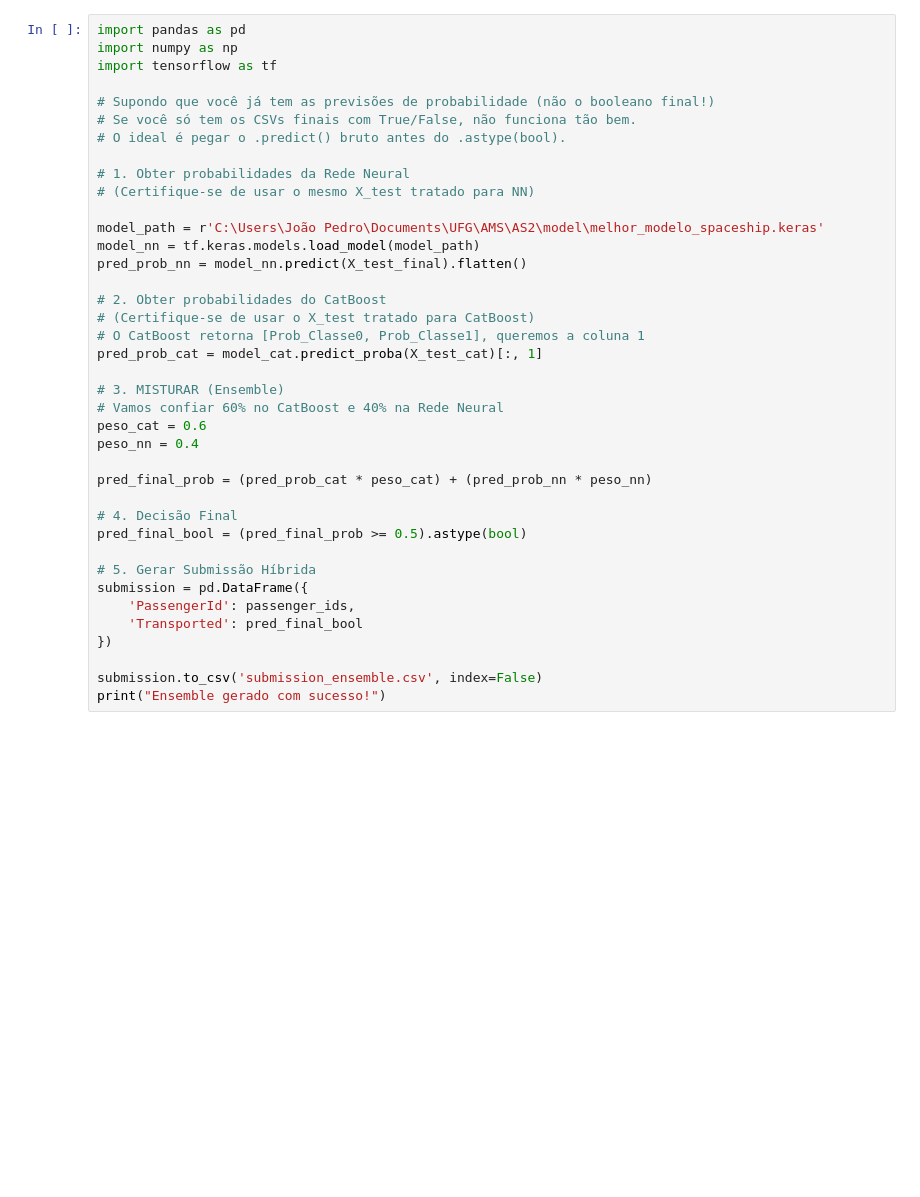
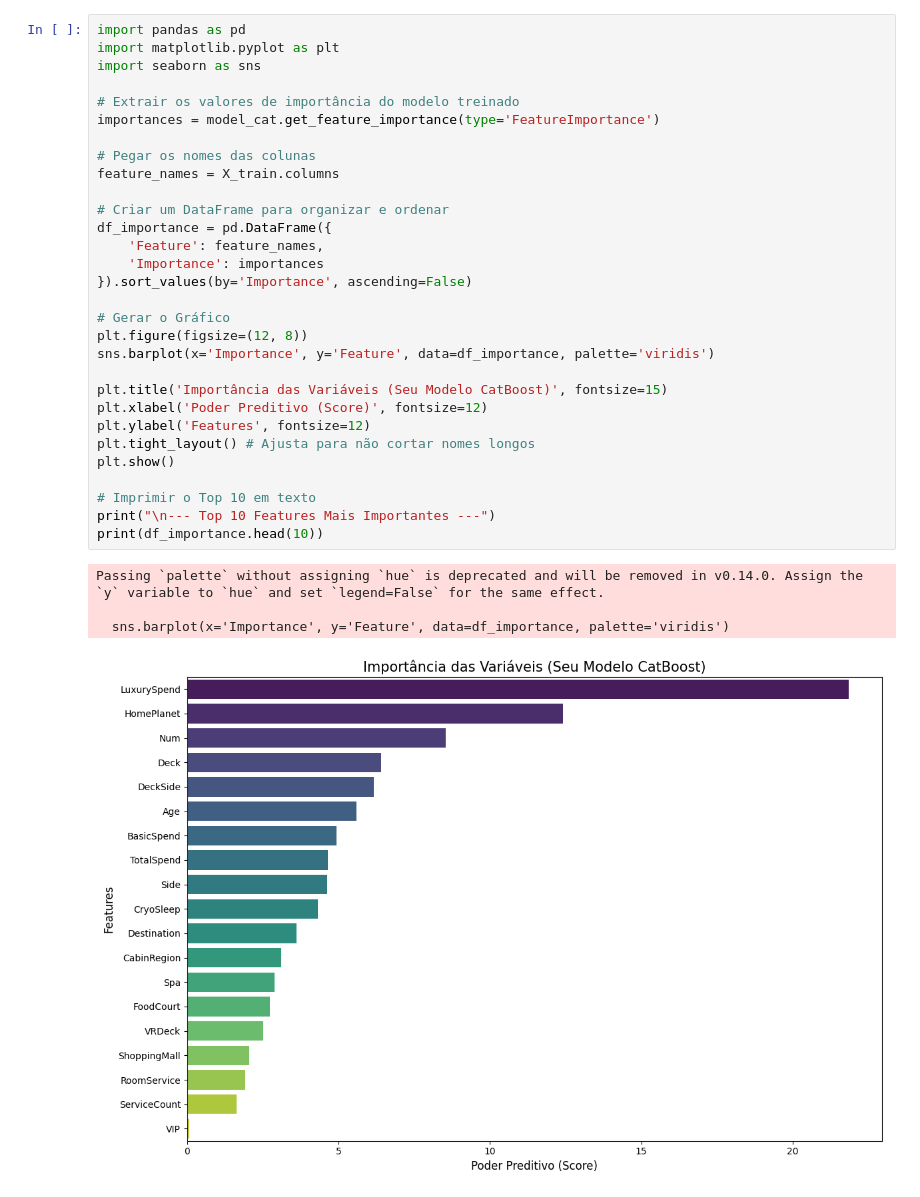
Before and after one commit to jaopredos/ML-UFG, a Jupyter notebook: preprocessing/processing_cat.ipynb, the cells around one changed output. Drawn from its saved outputs; the diff is of its cells as text; blank space fills up the shorter version.

Commit message:
notebooks finais de modelagem

```diff
--- a/preprocessing/processing_cat.ipynb
+++ b/preprocessing/processing_cat.ipynb
@@ -314,39 +232,35 @@ print(f"Shape gerado agora: {X_test_final.shape}")
-# %%
-import pandas as pd
-import numpy as np
-import tensorflow as tf
-
-# Supondo que você já tem as previsões de probabilidade (não o booleano final!)
-# Se você só tem os CSVs finais com True/False, não funciona tão bem.
-# O ideal é pegar o .predict() bruto antes do .astype(bool).
-
-# 1. Obter probabilidades da Rede Neural
-# (Certifique-se de usar o mesmo X_test tratado para NN)
-
-model_path = r'C:\Users\João Pedro\Documents\UFG\AMS\AS2\model\melhor_modelo_spaceship.keras'
-model_nn = tf.keras.models.load_model(model_path)
-pred_prob_nn = model_nn.predict(X_test_final).flatten()
-
-# 2. Obter probabilidades do CatBoost
-# (Certifique-se de usar o X_test tratado para CatBoost)
-# O CatBoost retorna [Prob_Classe0, Prob_Classe1], queremos a coluna 1
-pred_prob_cat = model_cat.predict_proba(X_test_cat)[:, 1]
-
-# 3. MISTURAR (Ensemble)
-# Vamos confiar 60% no CatBoost e 40% na Rede Neural
-peso_cat = 0.6
-peso_nn = 0.4
-
-pred_final_prob = (pred_prob_cat * peso_cat) + (pred_prob_nn * peso_nn)
-
-# 4. Decisão Final
-pred_final_bool = (pred_final_prob >= 0.5).astype(bool)
-
-# 5. Gerar Submissão Híbrida
-submission = pd.DataFrame({
-    'PassengerId': passenger_ids,
-    'Transported': pred_final_bool
-})
-
-submission.to_csv('submission_ensemble.csv', index=False)
-print("Ensemble gerado com sucesso!")
+# %%
+import pandas as pd
+import matplotlib.pyplot as plt
+import seaborn as sns
+
+# Extrair os valores de importância do modelo treinado
+importances = model_cat.get_feature_importance(type='FeatureImportance')
+
+# Pegar os nomes das colunas
+feature_names = X_train.columns
+
+# Criar um DataFrame para organizar e ordenar
+df_importance = pd.DataFrame({
+    'Feature': feature_names,
+    'Importance': importances
+}).sort_values(by='Importance', ascending=False)
+
+# Gerar o Gráfico
+plt.figure(figsize=(12, 8))
+sns.barplot(x='Importance', y='Feature', data=df_importance, palette='viridis')
+
+plt.title('Importância das Variáveis (Seu Modelo CatBoost)', fontsize=15)
+plt.xlabel('Poder Preditivo (Score)', fontsize=12)
+plt.ylabel('Features', fontsize=12)
+plt.tight_layout() # Ajusta para não cortar nomes longos
+plt.show()
+
+# Imprimir o Top 10 em texto
+print("\n--- Top 10 Features Mais Importantes ---")
+print(df_importance.head(10))
+# %% [output]
+Passing `palette` without assigning `hue` is deprecated and will be removed in v0.14.0. Assign the `y` variable to `hue` and set `legend=False` for the same effect.
+
+  sns.barplot(x='Importance', y='Feature', data=df_importance, palette='viridis')
+[figure, added]
```
Also changed, not shown: parts of 7 cells of this notebook, 5 other files.
